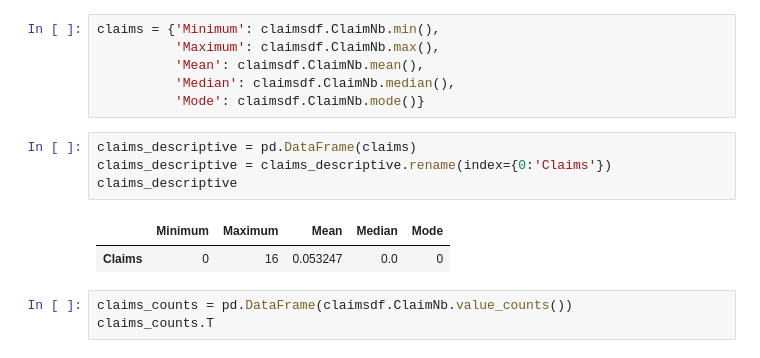
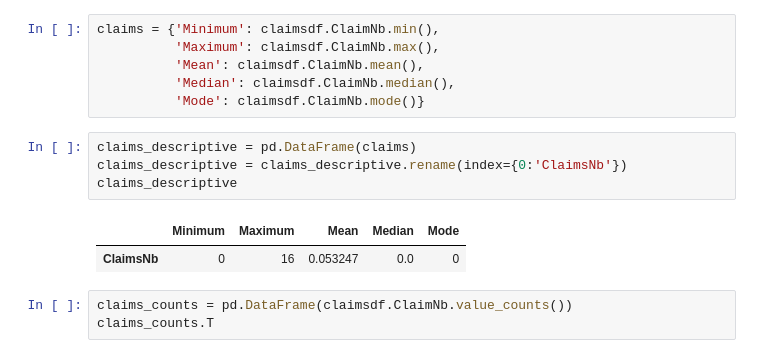
Before and after one commit to JulianTrufero/Claims-Frequency-Predicitons, a Jupyter notebook: Notebooks/claims_data.ipynb, the cells around one changed output. Drawn from its saved outputs; the diff is of its cells as text.

```diff
--- a/Notebooks/claims_data.ipynb
+++ b/Notebooks/claims_data.ipynb
@@ -63,11 +63,11 @@ claims = {'Minimum': claimsdf.ClaimNb.min(),
           'Mode': claimsdf.ClaimNb.mode()}
 # %%
 claims_descriptive = pd.DataFrame(claims)
-claims_descriptive = claims_descriptive.rename(index={0:'Claims'})
+claims_descriptive = claims_descriptive.rename(index={0:'ClaimsNb'})
 claims_descriptive
 # %% [output]
 |  | Minimum | Maximum | Mean | Median | Mode |
-| Claims | 0 | 16 | 0.053247 | 0.0 | 0 |
+| ClaimsNb | 0 | 16 | 0.053247 | 0.0 | 0 |
 # %%
 claims_counts = pd.DataFrame(claimsdf.ClaimNb.value_counts())
 claims_counts.T
```
Also changed, not shown: parts of 22 cells of this notebook, 7 other files.
